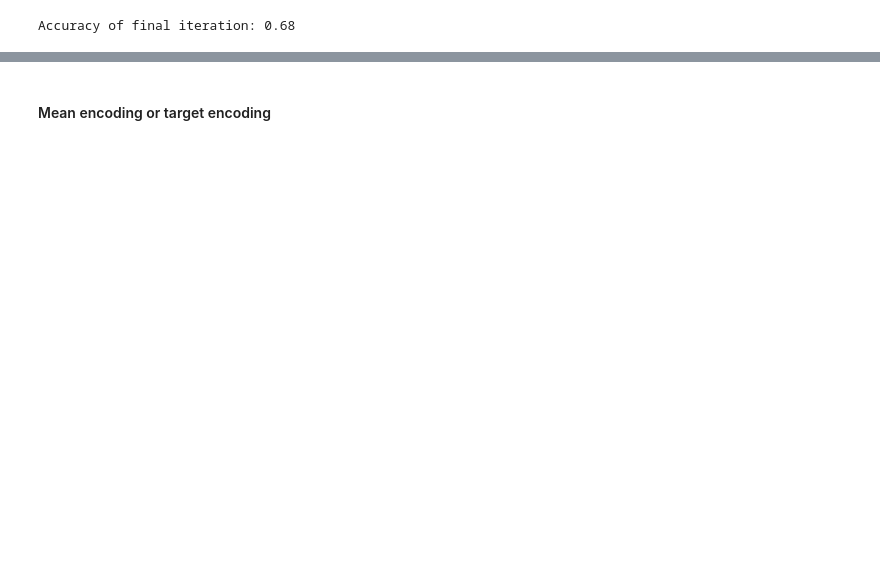
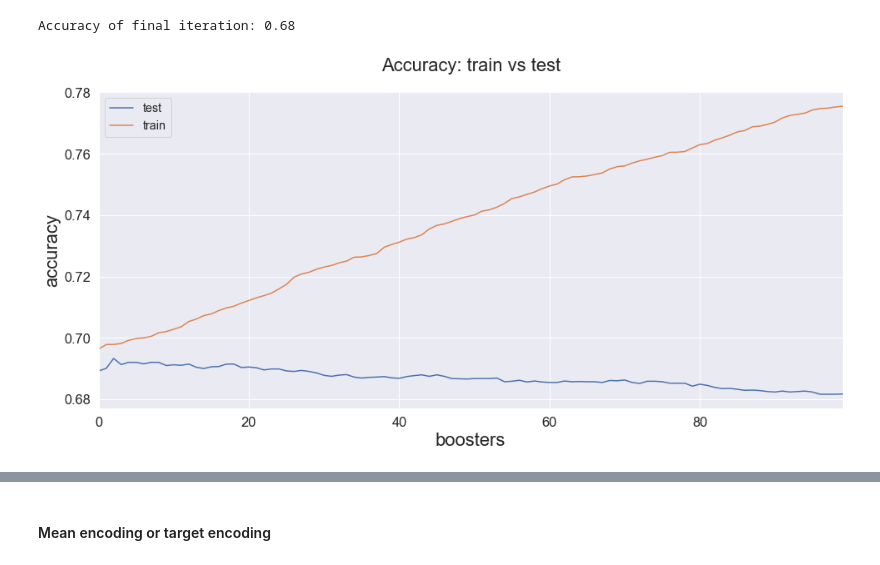
Before and after one commit to kosio/advanced-feature-engineering, a Jupyter notebook: Py Data Presentation - Advanced Feature Engineering.ipynb, the cells around one changed output, grey strips where cells are left out. Cells and saved outputs as stored; diff of their text form; code cells hidden in the pictures; blank space fills up the shorter version.

```diff
--- a/Py Data Presentation - Advanced Feature Engineering.ipynb
+++ b/Py Data Presentation - Advanced Feature Engineering.ipynb
@@ -218,3 +231,10 @@ last_score = results_label['test'].iloc[-1]
 print (f'Accuracy of final iteration: {last_score:.2f}')
 # %% [output]
 Accuracy of final iteration: 0.68
+# %%
+results_label.plot(figsize=(16,7))
+plt.title('Accuracy: train vs test')
+plt.ylabel('accuracy')
+plt.xlabel('boosters');
+# %% [output]
+[figure, added]
```
Also changed, not shown: parts of 18 cells of this notebook, 6 other files.
